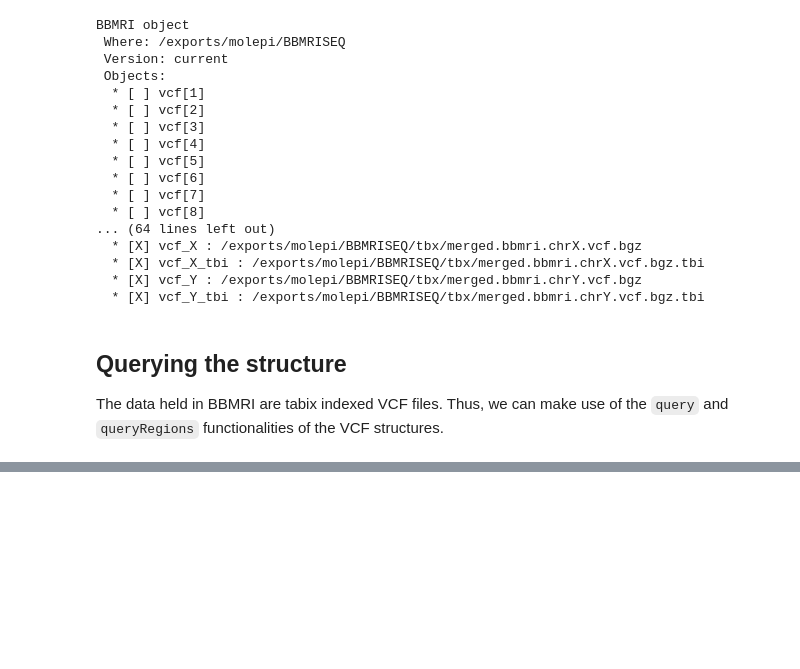
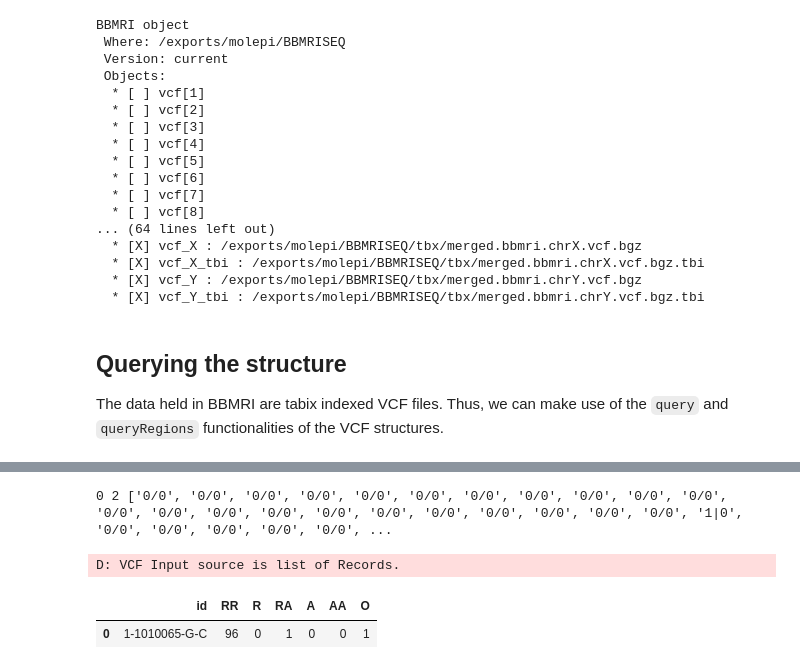
Before and after one commit to thiesgehrmann/BIU, a Jupyter notebook: docs/biu.db.BBMRI.ipynb, the cells around one changed output, grey strips where cells are left out. Cells and saved outputs as stored; diff of their text form; code cells hidden in the pictures; blank space fills up the shorter version.

```diff
--- a/docs/biu.db.BBMRI.ipynb
+++ b/docs/biu.db.BBMRI.ipynb
@@ -92,0 +81,9 @@ D: VCF Input source is list of Records.
+# %%
+#CHROM=1, POS=1010065, REF=G, ALT=[A, C])
+var, altPos = bbmri.getVar(1, 1010065, 'C')
+biu.formats.VCF.summary([var], altPos=[altPos])
+# %% [output]
+0 2 ['0/0', '0/0', '0/0', '0/0', '0/0', '0/0', '0/0', '0/0', '0/0', '0/0', '0/0', '0/0', '0/0', '0/0', '0/0', '0/0', '0/0', '0/0', '0/0', '0/0', '0/0', '0/0', '1|0', '0/0', '0/0', '0/0', '0/0', '0/0', ...
+D: VCF Input source is list of Records.
+|  | id | RR | R | RA | A | AA | O |
+| 0 | 1-1010065-G-C | 96 | 0 | 1 | 0 | 0 | 1 |
```
Also changed, not shown: parts of 5 cells of this notebook, 11 other files.
